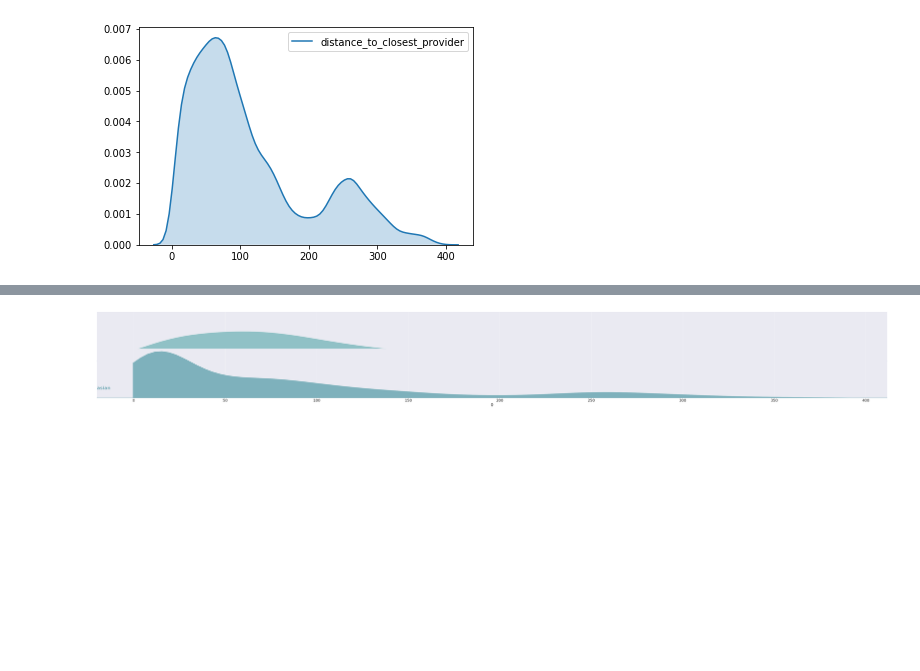
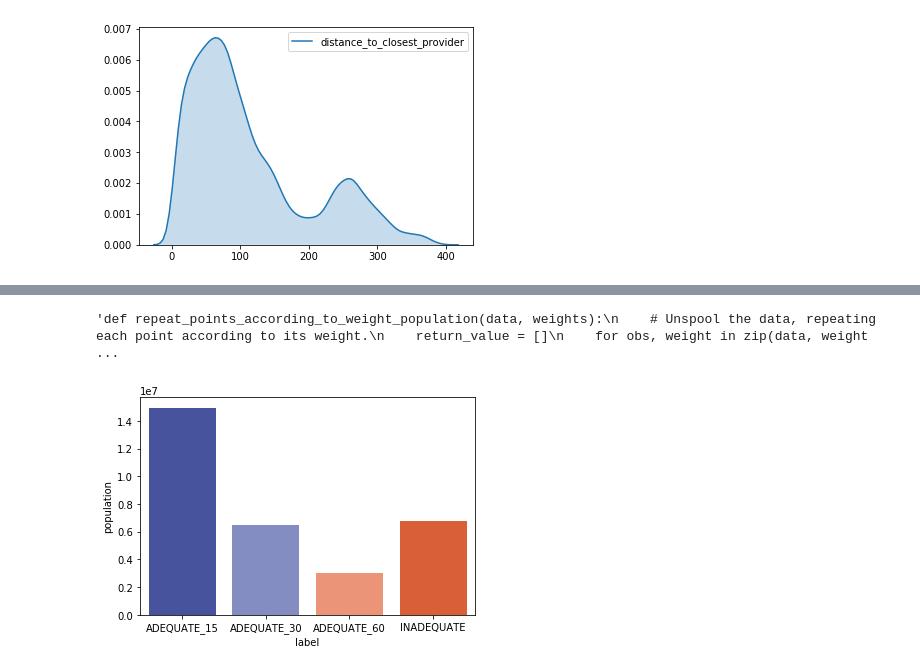
Before and after one commit to bayesimpact/encompass, a Jupyter notebook: explorer/notebooks/cenus_exploration.ipynb, the cells around one changed output, grey strips where cells are left out. Cells and saved outputs as stored; diff of their text form; code cells hidden in the pictures; blank space fills up the shorter version.

Commit message:
Update using ACS data profile tables

```diff
--- a/explorer/notebooks/cenus_exploration.ipynb
+++ b/explorer/notebooks/cenus_exploration.ipynb
@@ -24,7 +24,7 @@ except ModuleNotFoundError:
     import seaborn as sns
 
 %matplotlib inline
-plt.rcParams['figure.figsize'] = (8, 4)
+plt.rcParams['figure.figsize'] = (10, 8)
 pd.set_option('max_columns', 999)
 # %%
 all_service_areas = requests.get('http://52.53.130.100:8080/api/available-service-areas/').json()
@@ -167,6 +157,6 @@ float_cols = [
     }
 ]
 # %%
-donut(points, 'dummy_weight')
-for col in float_cols:
-    donut(points, col)
+# donut(points, 'dummy_weight')
+# for col in float_cols:
+#     donut(points, col)
@@ -244,4 +179,38 @@ full_df = pd.concat([native_df, asian_df])
 # %%
+"""def repeat_points_according_to_weight_population(data, weights):
+    # Unspool the data, repeating each point according to its weight.
+    return_value = []
+    for obs, weight in zip(data, weights):
+        return_value.extend([obs]*int(weight+1))
+    return pd.DataFrame(return_value)
+
+large_df = repeat_points_according_to_weight_population(points['distance_to_closest_provider'], points['population'] / 20)
+
+sns.distplot(
+    a=large_df,
+    kde=True,
+    hist_kws={
+        'normed': True
+    },
+)
+
+sns.set(style="white", rc={"axes.facecolor": (0, 0, 0, 0)})
+
+points.fillna(0.0, inplace=True)
+# Create the data
+native_df = repeat_points_according_to_weight_population(
+    data=points['distance_to_closest_provider'],
+    weights=points['population']*points['native']/100/20
+)
+native_df['race'] = 'native'
+asian_df = repeat_points_according_to_weight_population(
+    data=points['distance_to_closest_provider'],
+    weights=points['population']*points['asian']/100/20
+)
+asian_df['race'] = 'asian'
+
+full_df = pd.concat([native_df, asian_df])
+
 pal = sns.cubehelix_palette(10, rot=-.25, light=.7)
 g = sns.FacetGrid(full_df, row='race', hue='race', aspect=15, size=6, palette=pal)
 g.map(sns.kdeplot, 0, clip_on=False, shade=True, alpha=1, lw=1.5, bw=.2)
@@ -262,5 +231,6 @@ g.set(yticks=[])
 g.despine(bottom=True, left=True)
 
 plt.show()
+"""
 # %% [output]
-[figure, removed]
+'def repeat_points_according_to_weight_population(data, weights):\n    # Unspool the data, repeating each point according to its weight.\n    return_value = []\n    for obs, weight in zip(data, weight ...
@@ -268,0 +261,9 @@ g.set_xticklabels
+# %%
+points2 = points.copy()
+for col in float_cols:
+    points2[col] = points2['population'] * points2[col] / 100.0
+
+g = points2.groupby('label').sum().reset_index()
+ax = sns.barplot(x='label', y="population", data=g, palette=['#3949ab', '#7986cb', '#ff8a65', '#f4511e'])
+# %% [output]
+[figure, added]
```
Also changed, not shown: parts of 24 cells of this notebook.
